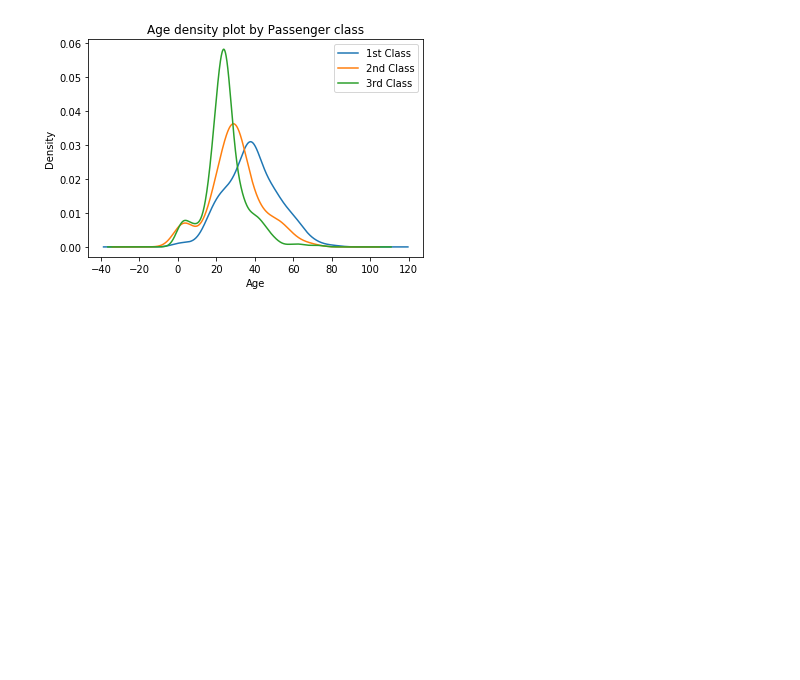
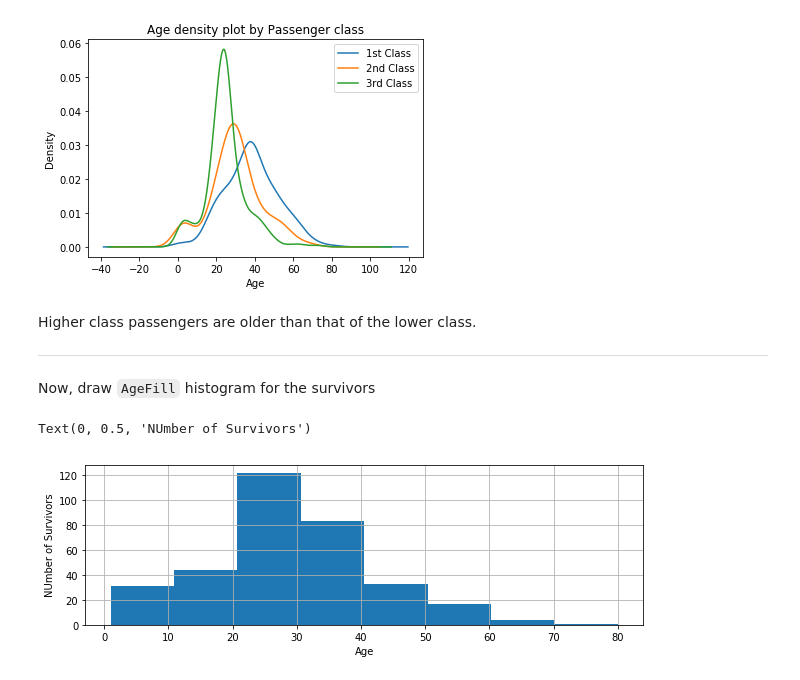
Before and after one commit to MhmdRyhn/kaggle_challenges, a Jupyter notebook: titanic/anlysis/explore.ipynb, the cells around one changed output. Cells and saved outputs as stored; diff of their text form; code cells hidden in the pictures; blank space fills up the shorter version.

```diff
--- a/titanic/anlysis/explore.ipynb
+++ b/titanic/anlysis/explore.ipynb
@@ -418,3 +427,22 @@ plt.legend(('1st Class', '2nd Class', '3rd Class'), loc='best')
 # %% [output]
 <matplotlib.legend.Legend at 0x...>
 [figure]
+# %% [markdown]
+Higher class passengers are older than that of the lower class.
+
+---
+
+Now, draw `AgeFill` histogram for the survivors
+# %%
+fig = plt.figure(figsize=fizsize_with_subplots)
+fig_dims = (3, 1)
+
+# plot the AgeFill histgram for survivors
+plt.subplot2grid(fig_dims, (0, 0))
+survivor_df = df_train[df_train['Survived'] == 1]
+survivor_df['AgeFill'].hist(bins=int(max_age/bin_size), range=(1, max_age))
+plt.xlabel('Age')
+plt.ylabel('NUmber of Survivors')
+# %% [output]
+Text(0, 0.5, 'NUmber of Survivors')
+[figure, added]
```
Also changed, not shown: parts of 7 cells of this notebook.
